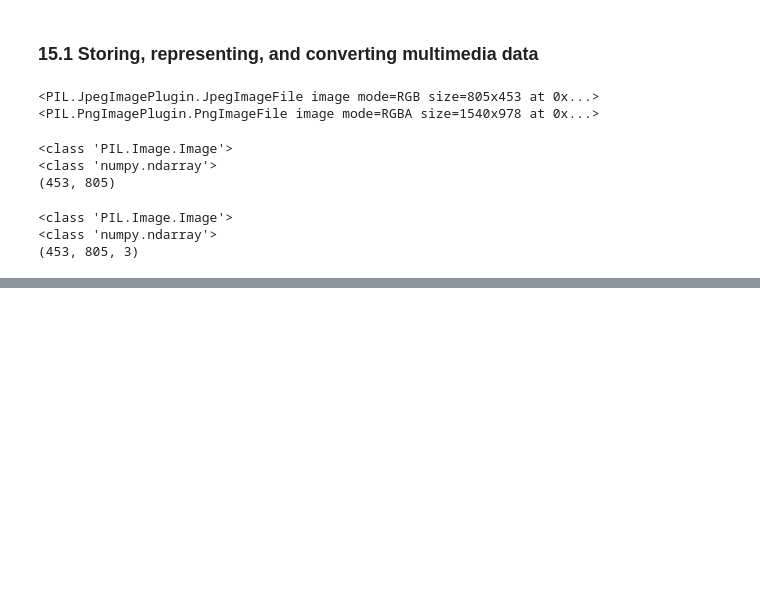
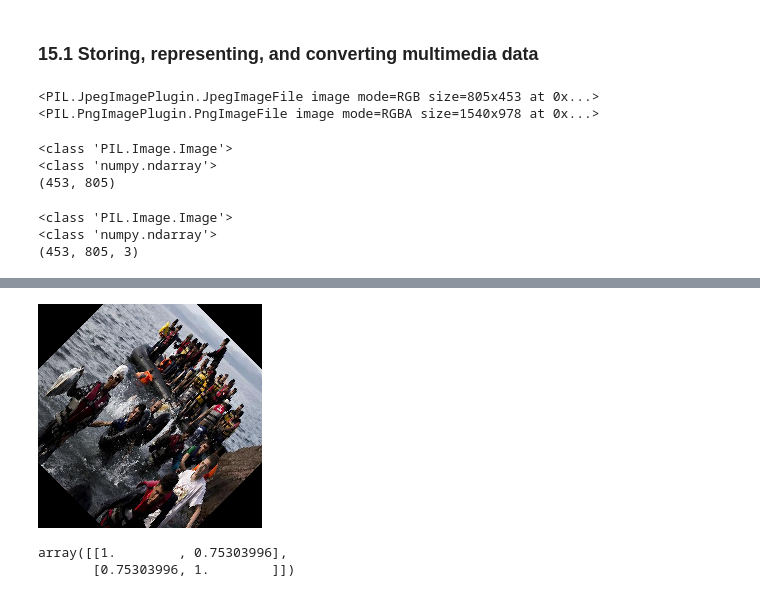
Before and after one commit to ccs-amsterdam/ccsbook, a Jupyter notebook: chapter15/images_py.ipynb, the cells around one changed output, grey strips where cells are left out. Saved outputs shown, nothing was run; the diff lists cells and outputs as text; code cells hidden in the pictures; blank space fills up the shorter version.

```diff
--- a/chapter15/images_py.ipynb
+++ b/chapter15/images_py.ipynb
@@ -61,0 +75,28 @@ array([[228, 228, 228, ..., 174, 173, 172],
+# %%
+#Rotate 45 degrees
+my_image1_RGB_224_rot = my_image1_RGB_224.rotate(-45)
+my_image1_RGB_224_rot
+# %% [output]
+[figure, added]
+# %%
+#Create two 15x15 small images to compare
+
+#image1
+my_image1_RGB_crop_15 = my_image1_RGB_crop_224.resize((15,15))
+#image2
+my_image2_RGB = my_image2.convert('RGB')
+my_image2_RGB_crop = crop(my_image2_RGB)
+my_image2_RGB_crop_224 = my_image2_RGB_crop.resize((224,224))
+my_image2_RGB_crop_15 = my_image2_RGB_crop_224.resize((15,15))
+
+img_vect1 = np.array(my_image1_RGB_crop_15).flatten()
+img_vect2 = np.array(my_image2_RGB_crop_15).flatten()
+
+matrix = np.row_stack((img_vect1, img_vect2))
+
+from sklearn.metrics.pairwise import cosine_similarity
+sim_mat = cosine_similarity(matrix)
+sim_mat
+# %% [output]
+array([[1.        , 0.75303996],
+       [0.75303996, 1.        ]])
```
Also changed, not shown: parts of 6 cells of this notebook, 2 other files.
